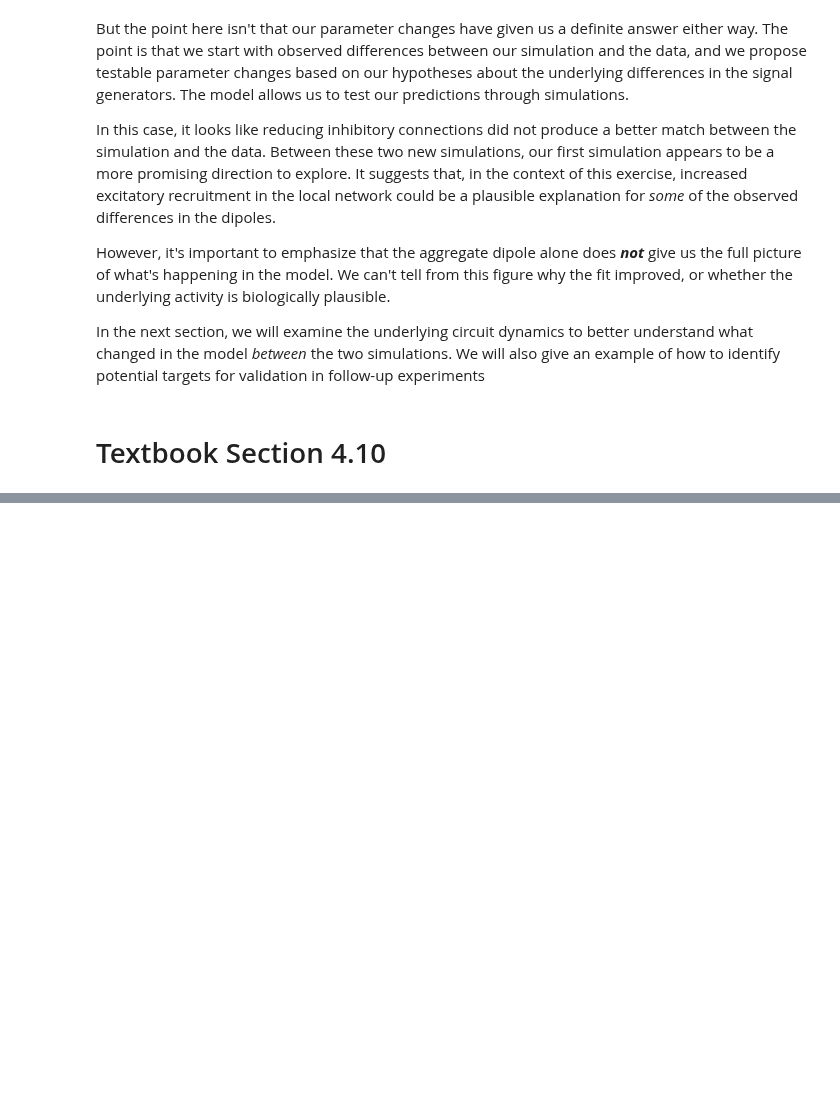
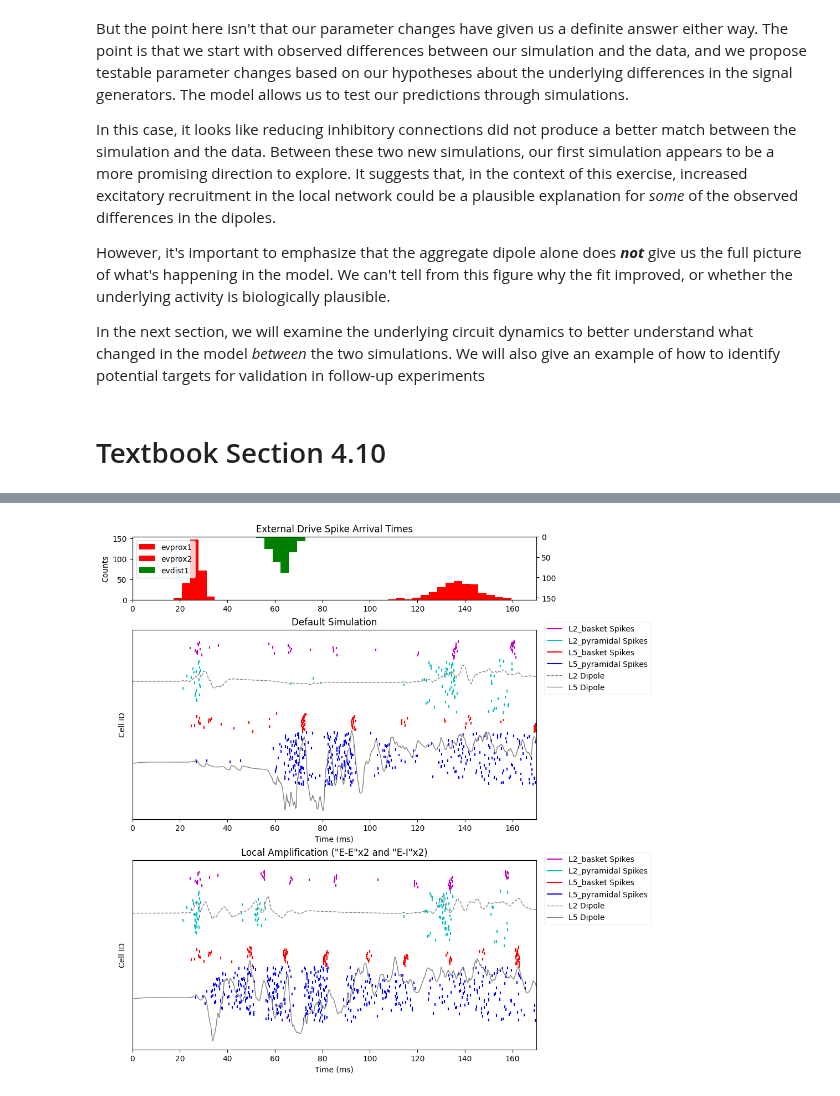
Before and after one commit to dylansdaniels/textbook, a Jupyter notebook: content/05_erps/erp_api_walkthrough.ipynb, the cells around one changed output, grey strips where cells are left out. Drawn from its saved outputs; the diff is of its cells as text; code cells hidden in the pictures; blank space fills up the shorter version.

```diff
--- a/content/05_erps/erp_api_walkthrough.ipynb
+++ b/content/05_erps/erp_api_walkthrough.ipynb
@@ -1191,10 +1186,11 @@ fig, axes = plt.subplots(figsize=(8, 6))
 
 
 def custom_spikes_raster(
+    ax,
+    net,
     processed_dipole,
-    ax,
 ):
-    _ = net_default_gui.cell_response.plot_spikes_raster(
+    _ = net.cell_response.plot_spikes_raster(
         ax=ax,
         dpl=processed_dipole,
         overlay_dipoles=True,
@@ -1213,8 +1209,9 @@ def custom_spikes_raster(
 
 
 custom_spikes_raster(
+    ax=axes,
+    net=net_default_gui,
     processed_dipole=processed_dipole,
-    ax=axes,
 )
 
 # add outline around first proximal drive
@@ -2166,15 +2163,15 @@ print(net_02.get_global_synaptic_gains())
 We can then simulate the network with the updated gains
 # %%
 with chosen_backend(ncores):
-    dipoles_list = simulate_dipole(
+    net_02_dpl_01 = simulate_dipole(
         net=net_02,
         tstop=170.0,
         n_trials=1,
         dt=0.025,
     )
 
-net_02_dpl_01 = dipoles_list[0].copy()
-net_02_dpl_01.smooth(30).scale(3000)
+processed_dpl_02_01 = net_02_dpl_01[0].copy()
+processed_dpl_02_01.smooth(30).scale(3000)
 # mod_shrink_output
 # %% [output]
 MPI will run 1 trial(s) sequentially by distributing network neurons over 4 processes.
@@ -2216,0 +2226,2 @@ fig.axes[1].legend();
+# %%
+net_02_checkpoint_01 = deepcopy(net_02)
@@ -2307,0 +2373,33 @@ In the next section, we will examine the underlying circuit dynamics to better u
+# %%
+# get the unsmoothed dipole for the updated simulation
+scaled_dipole_02_01 = net_02_dpl_01[0].scale(3000)
+
+fig, axes = plt.subplots(
+    nrows=3,
+    ncols=1,
+    figsize=(10, 10),
+    gridspec_kw={"height_ratios": [1, 3, 3]},
+    constrained_layout=True,
+)
+
+# plot the input histogram in the top subplot
+custom_drive_hist(
+    ax=axes[0],
+    net=net_default,
+)
+# plot the spike rasters in the bottom subplots
+custom_spikes_raster(
+    ax=axes[1],
+    net=net_default_gui,
+    processed_dipole=unsmoothed_dipole,
+)
+axes[1].set_title("Default Simulation")
+
+custom_spikes_raster(
+    ax=axes[2],
+    net=net_02_checkpoint_01,
+    processed_dipole=scaled_dipole_02_01,
+)
+axes[2].set_title('Local Amplification ("E-E"x2 and "E-I"x2)');
+# %% [output]
+[figure, added]
```
Also changed, not shown: parts of 24 cells of this notebook, 33 other files.
